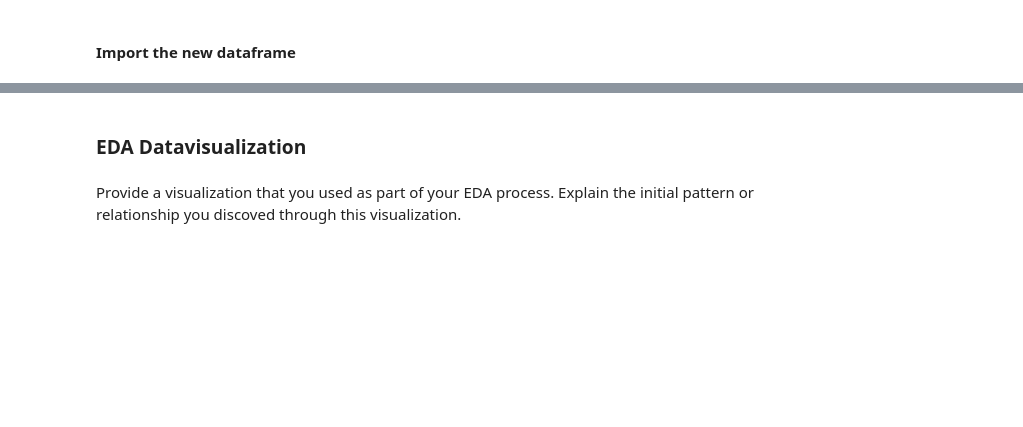
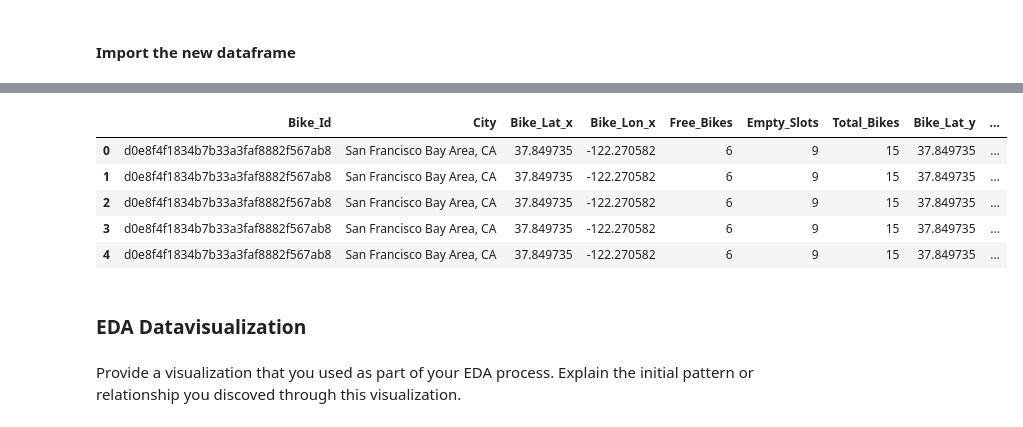
Before and after one commit to nas27/Statistical-Modelling-Project, a Jupyter notebook: notebooks/joining_data.ipynb, the cells around one changed output, grey strips where cells are left out. Saved outputs shown, nothing was run; the diff lists cells and outputs as text; code cells hidden in the pictures; blank space fills up the shorter version.

```diff
--- a/notebooks/joining_data.ipynb
+++ b/notebooks/joining_data.ipynb
@@ -51,0 +53,4 @@ df_yelp.head()
+# %%
+# Merge the newly created bikes_foursquare dataframe with yelp
+# suffixes to differentiate the redundant data from merge (possibly delete later)
+bikes_foursquare_yelp = bikes_foursquare.merge(df_yelp, how="left", left_on="Bike_Id", right_on="Bike_Id", suffixes=('_fsq', '_yelp'))
@@ -52,3 +59,12 @@ df_yelp.head()
+# %%
+bikes_foursquare_yelp.head()
+# %% [output]
+|  | Bike_Id | City | Bike_Lat_x | Bike_Lon_x | Free_Bikes | Empty_Slots | Total_Bikes | Bike_Lat_y | ... |
+| 0 | d0e8f4f1834b7b33a3faf8882f567ab8 | San Francisco Bay Area, CA | 37.849735 | -122.270582 | 6 | 9 | 15 | 37.849735 | ... |
+| 1 | d0e8f4f1834b7b33a3faf8882f567ab8 | San Francisco Bay Area, CA | 37.849735 | -122.270582 | 6 | 9 | 15 | 37.849735 | ... |
+| 2 | d0e8f4f1834b7b33a3faf8882f567ab8 | San Francisco Bay Area, CA | 37.849735 | -122.270582 | 6 | 9 | 15 | 37.849735 | ... |
+| 3 | d0e8f4f1834b7b33a3faf8882f567ab8 | San Francisco Bay Area, CA | 37.849735 | -122.270582 | 6 | 9 | 15 | 37.849735 | ... |
+| 4 | d0e8f4f1834b7b33a3faf8882f567ab8 | San Francisco Bay Area, CA | 37.849735 | -122.270582 | 6 | 9 | 15 | 37.849735 | ... |
 # %% [markdown]
 ### EDA Datavisualization
 # %% [markdown]
```
Also changed, not shown: parts of 9 cells of this notebook, 6 other files.
